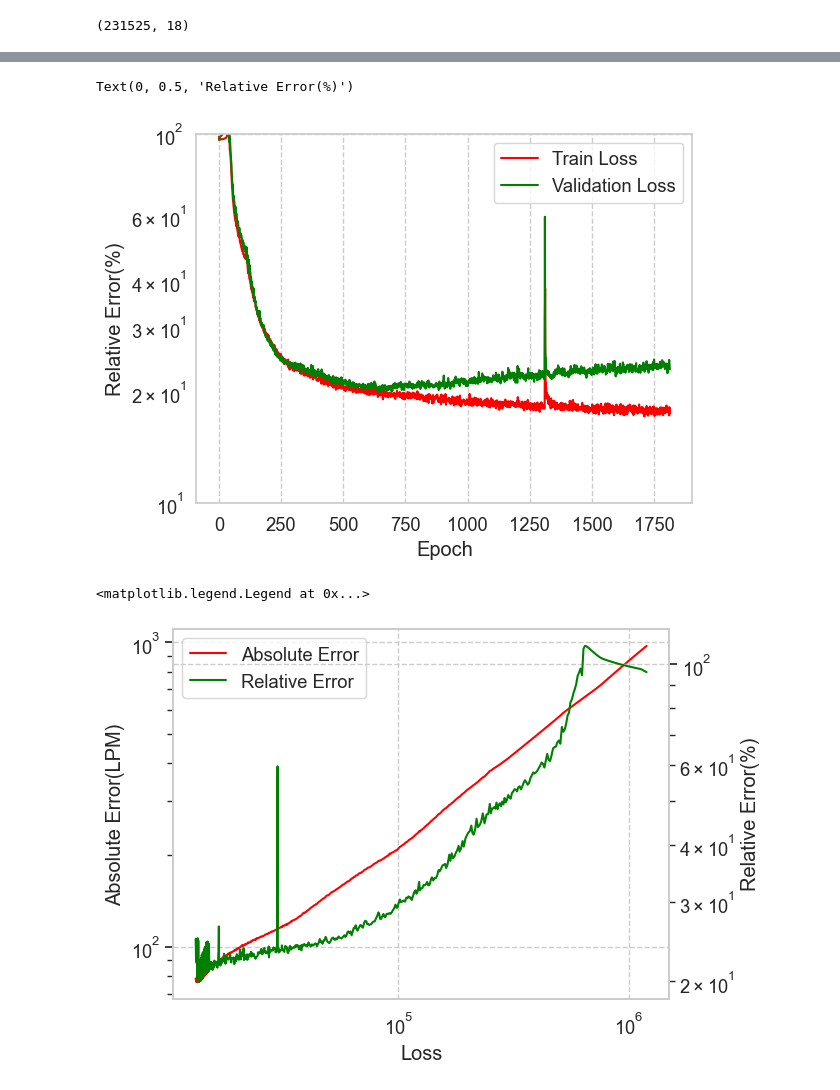
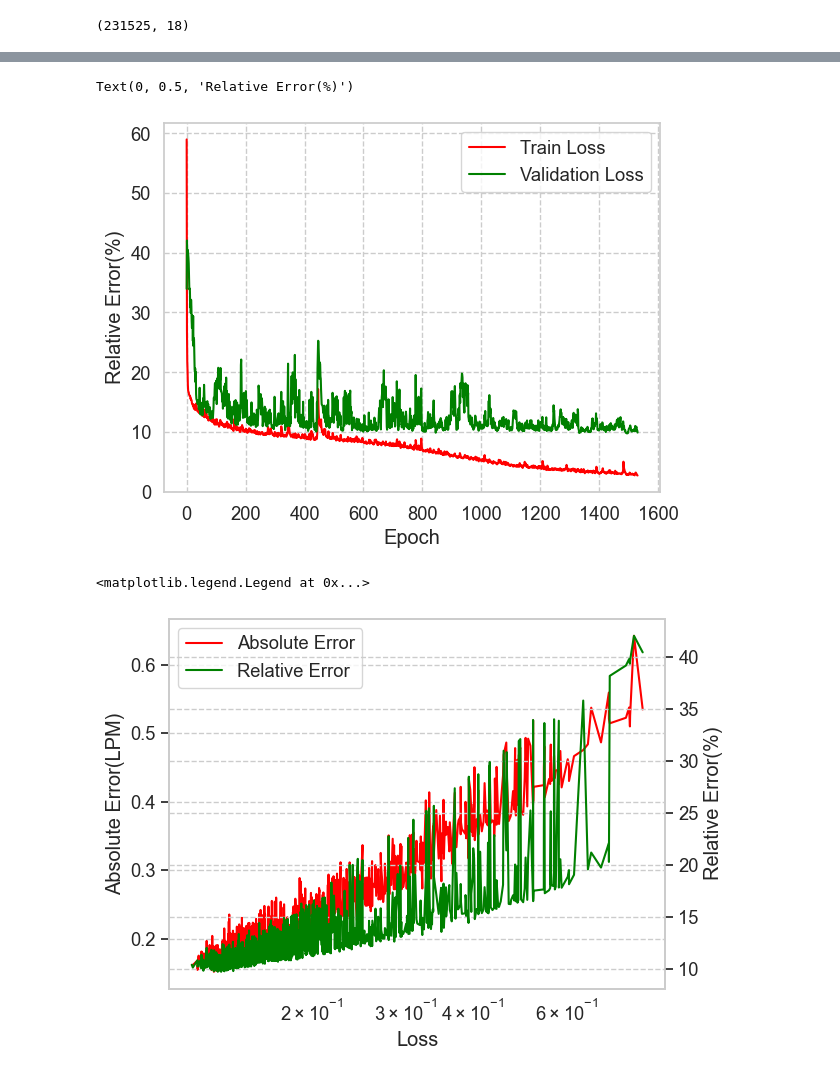
Before and after one commit to jinbeomjeong/estimate_venturi_pump_flow, a Jupyter notebook: create_estmation_flow_model.ipynb, the cells around one changed output, grey strips where cells are left out. Saved outputs shown, nothing was run; the diff lists cells and outputs as text; code cells hidden in the pictures.

Commit message:
fix create model

```diff
--- a/create_estmation_flow_model.ipynb
+++ b/create_estmation_flow_model.ipynb
@@ -40,6 +41,6 @@ dataset.shape
 # %%
 new_dataset = dataset.copy()
-new_dataset = new_dataset[new_dataset[target_name] > 1]
+new_dataset = new_dataset[new_dataset[target_name] > 600]
 new_dataset.reset_index(drop=True, inplace=True)
 new_dataset.shape
 # %% [output]
@@ -210,10 +125,10 @@ print(val_feature.shape, val_target.shape)
 log_dir = "logs/" + datetime.datetime.now().strftime("%Y%m%d-%H%M%S") + '_reg_model'
 
 tensorboard_callback = tf.keras.callbacks.TensorBoard(log_dir=log_dir, histogram_freq=1)
-early_stop = keras.callbacks.EarlyStopping(monitor='val_loss', patience=500, verbose=0)
+early_stop = keras.callbacks.EarlyStopping(monitor='val_loss', patience=1000, verbose=0)
 csv_logger = keras.callbacks.CSVLogger('result/reg_model_log.csv', append=False, separator=',')
 model_chk_point = keras.callbacks.ModelCheckpoint(filepath='models/reg_model.keras', monitor="val_loss", verbose=0, save_best_only=True,
                                                   save_weights_only=False, mode="min", save_freq="epoch", initial_value_threshold=None)
 
-model_history = reg_model.fit(x=train_feature, y=train_target, validation_data=(val_feature, val_target), epochs=999999,
-                              batch_size=10000, verbose=0, callbacks=[early_stop, csv_logger, model_chk_point, tensorboard_callback])
+model_history = model.fit(x=train_feature, y=train_target, validation_data=(val_feature, val_target), epochs=999999,
+                          batch_size=20000, verbose=0, callbacks=[early_stop, csv_logger, model_chk_point, tensorboard_callback])
@@ -275,40 +188,40 @@ ax2 = sns.lineplot(x=np.arange(0, len(val_mean_abs_per_loss_list)), y=val_mean_a
 
 plt.xlabel('Epoch')
 
-plt.yscale('log')
-plt.ylim(10, 100)
+#plt.yscale('log')
+#plt.ylim(10, 100)
 plt.ylabel('Relative Error(%)')
 # %% [output]
 Text(0, 0.5, 'Relative Error(%)')
-[figure, old version]
+[figure, new version]
 # %%
 fig, ax1 = plt.subplots()
 
 sns.lineplot(x=val_loss_list, y=val_mean_abs_loss_list, ax=ax1, color='red')
 
 ax1.set_xscale('log')
 #ax1.set_xlim(10000, 2000000)
 ax1.set_xlabel('Loss')
 
-ax1.set_yscale('log')
+#ax1.set_yscale('log')
 #ax1.set_ylim(100, 1000000)
 #ax1.yaxis.set_major_locator(MultipleLocator(2000))
 ax1.set_ylabel('Absolute Error(LPM)')
 
 
 ax2 = ax1.twinx()
 
 sns.lineplot(x=val_loss_list, y=val_mean_abs_per_loss_list, ax=ax2, color='green')
 
-ax2.set_yscale('log')
+#ax2.set_yscale('log')
 #ax2.set_ylim(500, 20000)
 ax2.set_ylabel('Relative Error(%)')
 
 
 line1, = ax1.lines
 line2, = ax2.lines
 
 ax1.legend([line1, line2], ['Absolute Error', 'Relative Error'], loc='upper left')
 # %% [output]
 <matplotlib.legend.Legend at 0x...>
-[figure, old version]
+[figure, new version]
```
Also changed, not shown: parts of 31 cells of this notebook, 1 other file.
